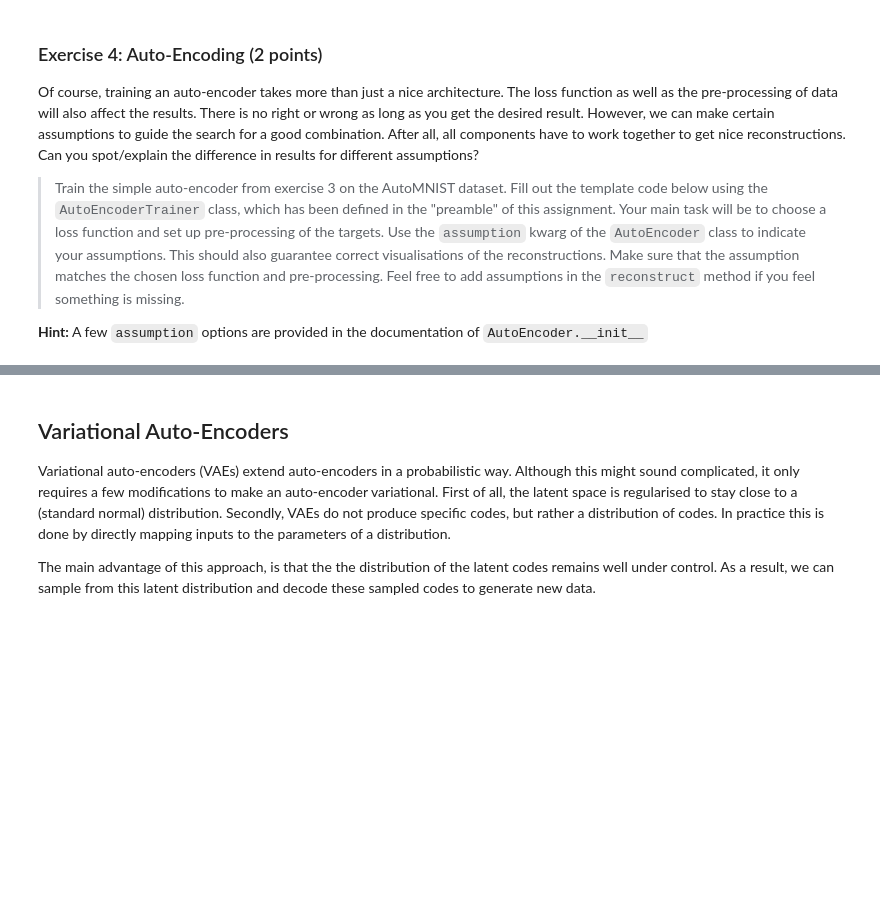
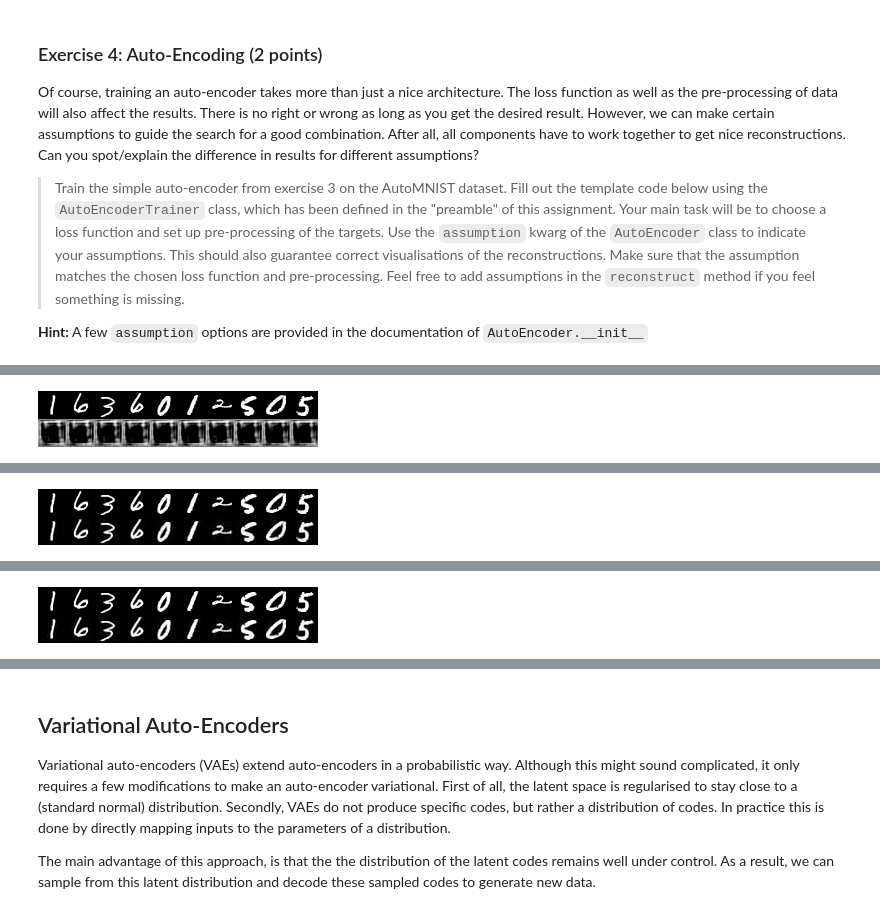
Before and after one commit to ariharasudhanm/deep_learning_2_A3, a Jupyter notebook: Assignment3_k52008888.ipynb, the cells around one changed output, grey strips where cells are left out. Cells and saved outputs as stored; diff of their text form; code cells hidden in the pictures; blank space fills up the shorter version.

Commit message:
Trained CNN autoencoder decoder

```diff
--- a/Assignment3_k52008888.ipynb
+++ b/Assignment3_k52008888.ipynb
@@ -810,10 +806,11 @@ class AutoEncoder(nn.Module):
         self.encoder.add_module('average pooling', nn.AvgPool2d(kernel_size=pooling))
         self.encoder.add_module('activation', activation)
         self.encoder.add_module('conv2', nn.Conv2d(hid_channels, code_channels, kernel_size))
+        self.encoder.add_module('logits', nn.Sigmoid())
 
         self.decoder.add_module('conv1', nn.ConvTranspose2d(code_channels, hid_channels, kernel_size, stride))
+        self.decoder.add_module('activation', activation)
         self.decoder.add_module('upsampling', nn.UpsamplingBilinear2d(scale_factor=pooling))
-        self.decoder.add_module('activation', activation)
         self.decoder.add_module('conv2', nn.ConvTranspose2d(hid_channels, in_channels, kernel_size, stride))
 
 
@@ -920,19 +925,38 @@ data = AutoMNIST(
         transforms.ToTensor(),
         transforms.Normalize((.1307, ), (.3081, )),
     ]),
-    target_transform= None  # TODO: pre-processing
+
+    target_transform = transforms.Compose([
+        transforms.ToTensor(),
+        transforms.Normalize((.1307, ), (.3081, )),
+    ]),# None, # TODO: pre-processing
+    download=True
 )
-
+loss = nn.MSELoss().to(device)
 auto_encoder = AutoEncoder(
     1, 64, 16, 5, activation=nn.ELU(),
-    assumption=None,  # TODO: assumption
+    assumption = 'gauss',  # TODO: assumption
 ).to(device)
 trainer = AutoEncoderTrainer(
     model=auto_encoder,
-    criterion=None,  # TODO: loss function
+    criterion=loss,  # TODO: loss function
     optimiser=optim.Adamax(auto_encoder.parameters()),
 )
 
 # YOUR CODE HERE
-raise NotImplementedError()
+# raise NotImplementedError()
+# consider 1000 images in data as training data
+# data = torch.utils.data.Subset(data, range(1000))
+
+print(len(data))
+train_data = DataLoader(data, batch_size=16, shuffle=True)
+
+train_loss = trainer.train(train_data)
+
+# print(train_data)
+# x,y = next(iter(train_data))
+# x
+# x,y = next(iter(data))
+# x.shape
+# y.shape
 # %% [output]
@@ -939,0 +965 @@ RuntimeError: Dataset not found. You can use download=True to download it
+[figure, added]
@@ -939,0 +971 @@ RuntimeError: Dataset not found. You can use download=True to download it
+[figure, added]
@@ -940,3 +977,4 @@ RuntimeError: Dataset not found. You can use download=True to download it
+[figure, added]
 # %%
 # Test Cell: do not edit or delete!
 assert len(data.transform.transforms) == 2, (
```
Also changed, not shown: parts of 10 cells of this notebook.
